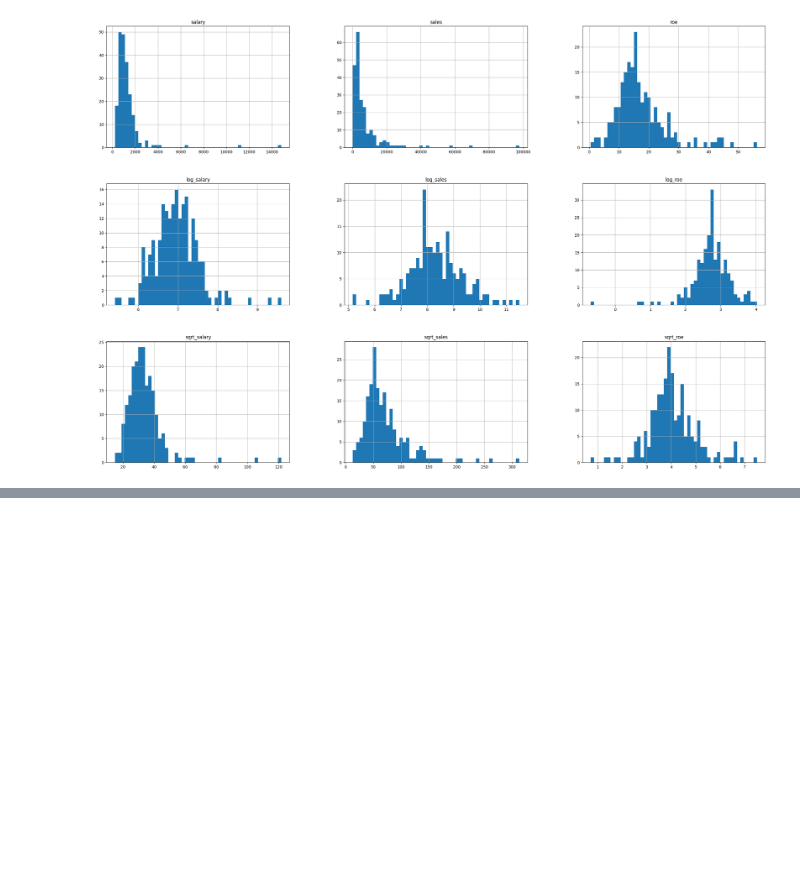
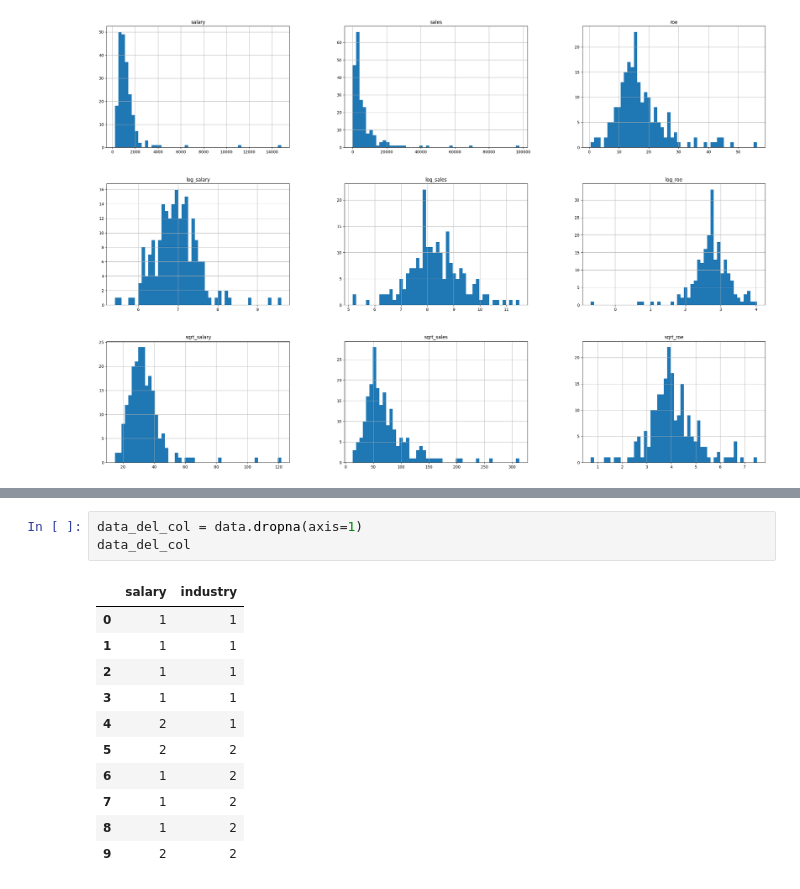
Before and after one commit to jjs142458/bigdata_school, a Jupyter notebook: 3rd_year/code/bigdata.ipynb, the cells around one changed output, grey strips where cells are left out. Drawn from its saved outputs; the diff is of its cells as text; blank space fills up the shorter version.

```diff
--- a/3rd_year/code/bigdata.ipynb
+++ b/3rd_year/code/bigdata.ipynb
@@ -517,0 +592,15 @@ data.corr()
+# %%
+data_del_col = data.dropna(axis=1)
+data_del_col
+# %% [output]
+|  | salary | industry |
+| 0 | 1 | 1 |
+| 1 | 1 | 1 |
+| 2 | 1 | 1 |
+| 3 | 1 | 1 |
+| 4 | 2 | 1 |
+| 5 | 2 | 2 |
+| 6 | 1 | 2 |
+| 7 | 1 | 2 |
+| 8 | 1 | 2 |
+| 9 | 2 | 2 |
```
Also changed, not shown: parts of 9 cells of this notebook, 4 other files.
